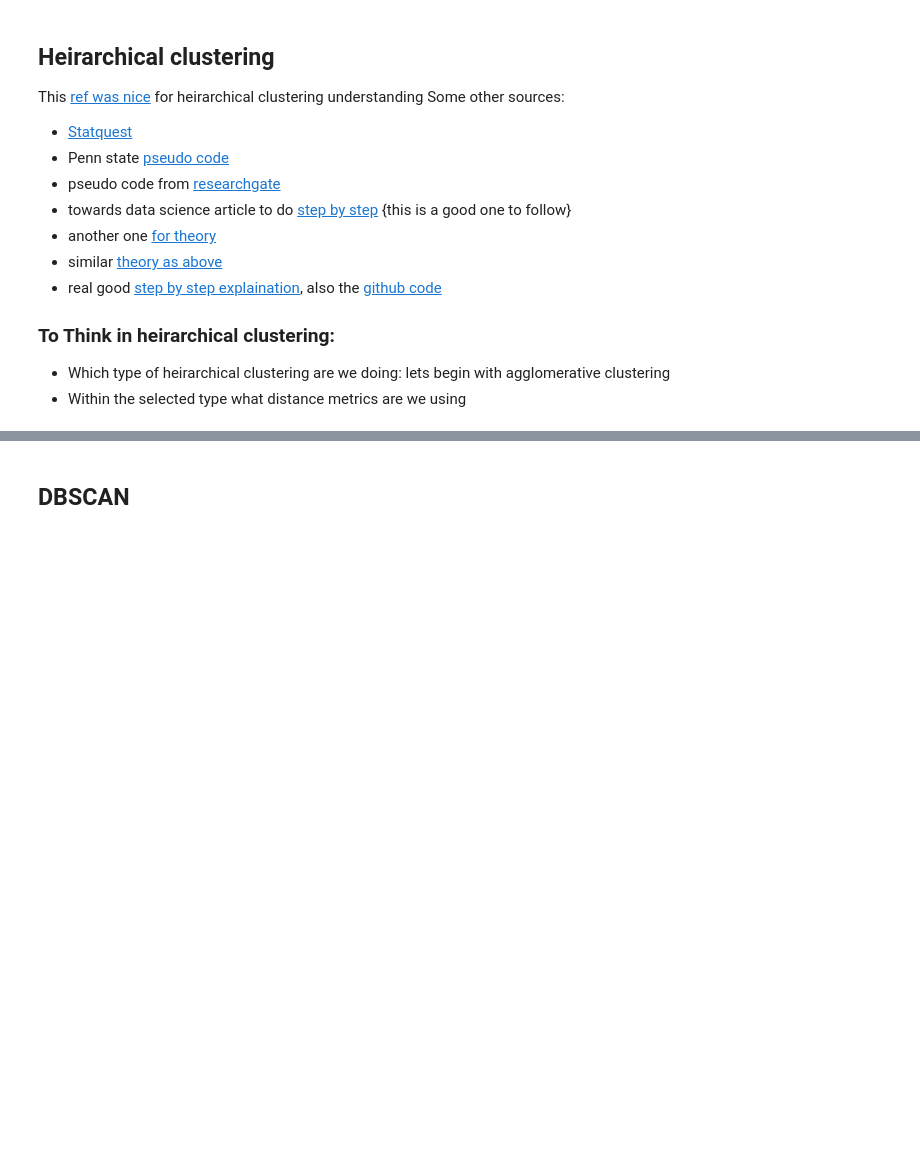
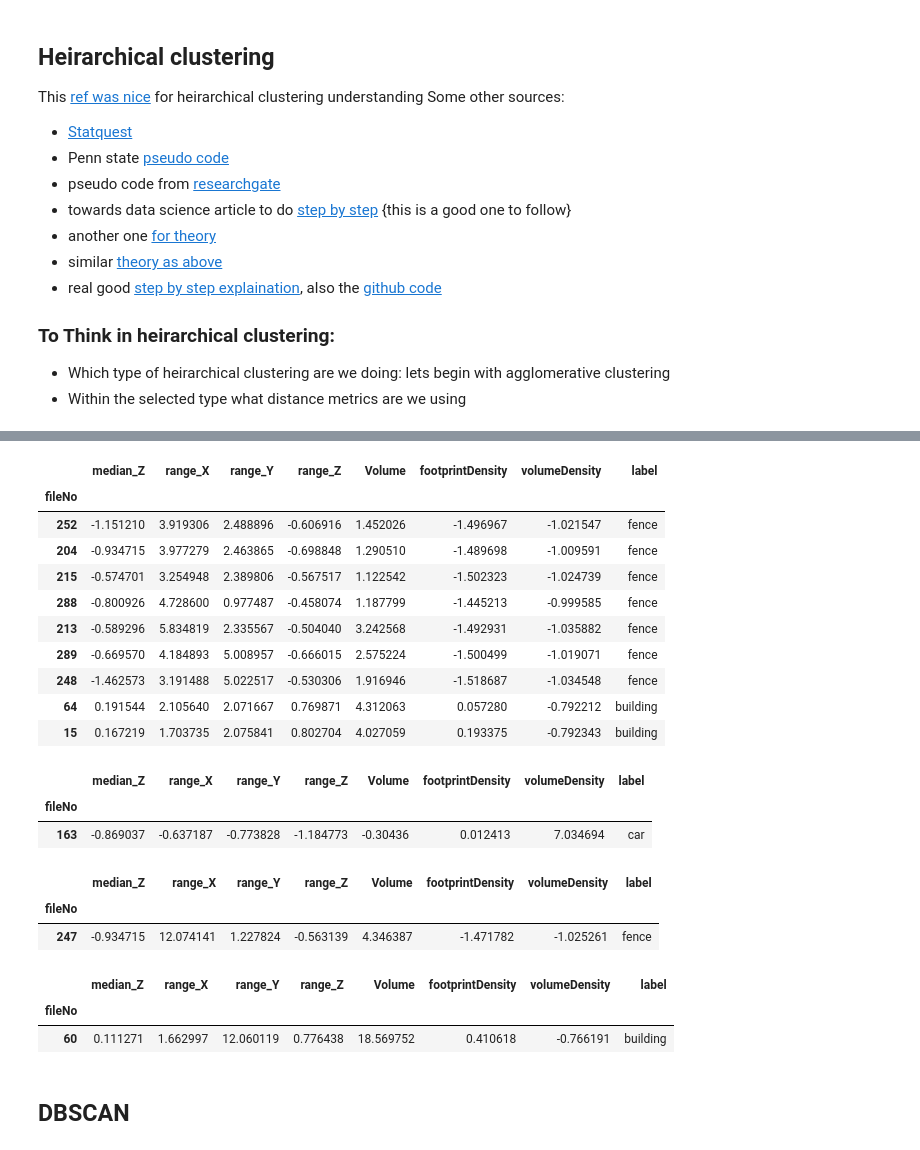
Before and after one commit to pratyush1611/GEO5017_Assignments, a Jupyter notebook: asg01.ipynb, the cells around one changed output, grey strips where cells are left out. Drawn from its saved outputs; the diff is of its cells as text; code cells hidden in the pictures; blank space fills up the shorter version.

```diff
--- a/asg01.ipynb
+++ b/asg01.ipynb
@@ -495,2 +440,34 @@ after {'node1': [398, 376, [373, 372, 384], [432, 407], [359, 322, 394, [334, 30
+# %%
+HeirarchicalClusters[1]
+# %% [output]
+|  | median_Z | range_X | range_Y | range_Z | Volume | footprintDensity | volumeDensity | label |
+| fileNo |  |  |  |  |  |  |  |  |
+| 252 | -1.151210 | 3.919306 | 2.488896 | -0.606916 | 1.452026 | -1.496967 | -1.021547 | fence |
+| 204 | -0.934715 | 3.977279 | 2.463865 | -0.698848 | 1.290510 | -1.489698 | -1.009591 | fence |
+| 215 | -0.574701 | 3.254948 | 2.389806 | -0.567517 | 1.122542 | -1.502323 | -1.024739 | fence |
+| 288 | -0.800926 | 4.728600 | 0.977487 | -0.458074 | 1.187799 | -1.445213 | -0.999585 | fence |
+| 213 | -0.589296 | 5.834819 | 2.335567 | -0.504040 | 3.242568 | -1.492931 | -1.035882 | fence |
+| 289 | -0.669570 | 4.184893 | 5.008957 | -0.666015 | 2.575224 | -1.500499 | -1.019071 | fence |
+| 248 | -1.462573 | 3.191488 | 5.022517 | -0.530306 | 1.916946 | -1.518687 | -1.034548 | fence |
+| 64 | 0.191544 | 2.105640 | 2.071667 | 0.769871 | 4.312063 | 0.057280 | -0.792212 | building |
+| 15 | 0.167219 | 1.703735 | 2.075841 | 0.802704 | 4.027059 | 0.193375 | -0.792343 | building |
+# %%
+HeirarchicalClusters[2]
+# %% [output]
+|  | median_Z | range_X | range_Y | range_Z | Volume | footprintDensity | volumeDensity | label |
+| fileNo |  |  |  |  |  |  |  |  |
+| 163 | -0.869037 | -0.637187 | -0.773828 | -1.184773 | -0.30436 | 0.012413 | 7.034694 | car |
+# %%
+HeirarchicalClusters[3]
+# %% [output]
+|  | median_Z | range_X | range_Y | range_Z | Volume | footprintDensity | volumeDensity | label |
+| fileNo |  |  |  |  |  |  |  |  |
+| 247 | -0.934715 | 12.074141 | 1.227824 | -0.563139 | 4.346387 | -1.471782 | -1.025261 | fence |
+# %%
+HeirarchicalClusters[4]
+# %% [output]
+|  | median_Z | range_X | range_Y | range_Z | Volume | footprintDensity | volumeDensity | label |
+| fileNo |  |  |  |  |  |  |  |  |
+| 60 | 0.111271 | 1.662997 | 12.060119 | 0.776438 | 18.569752 | 0.410618 | -0.766191 | building |
 # %% [markdown]
 ## DBSCAN
```
Also changed, not shown: parts of 33 cells of this notebook.
